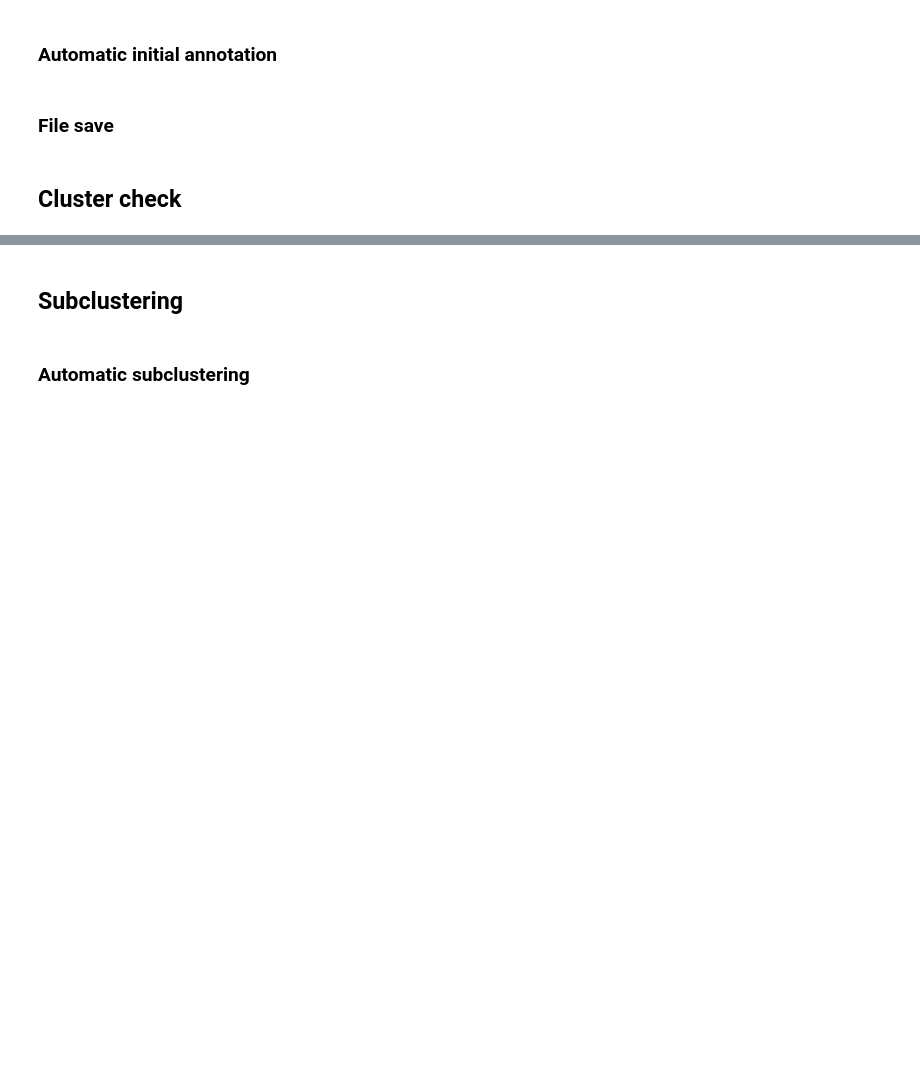
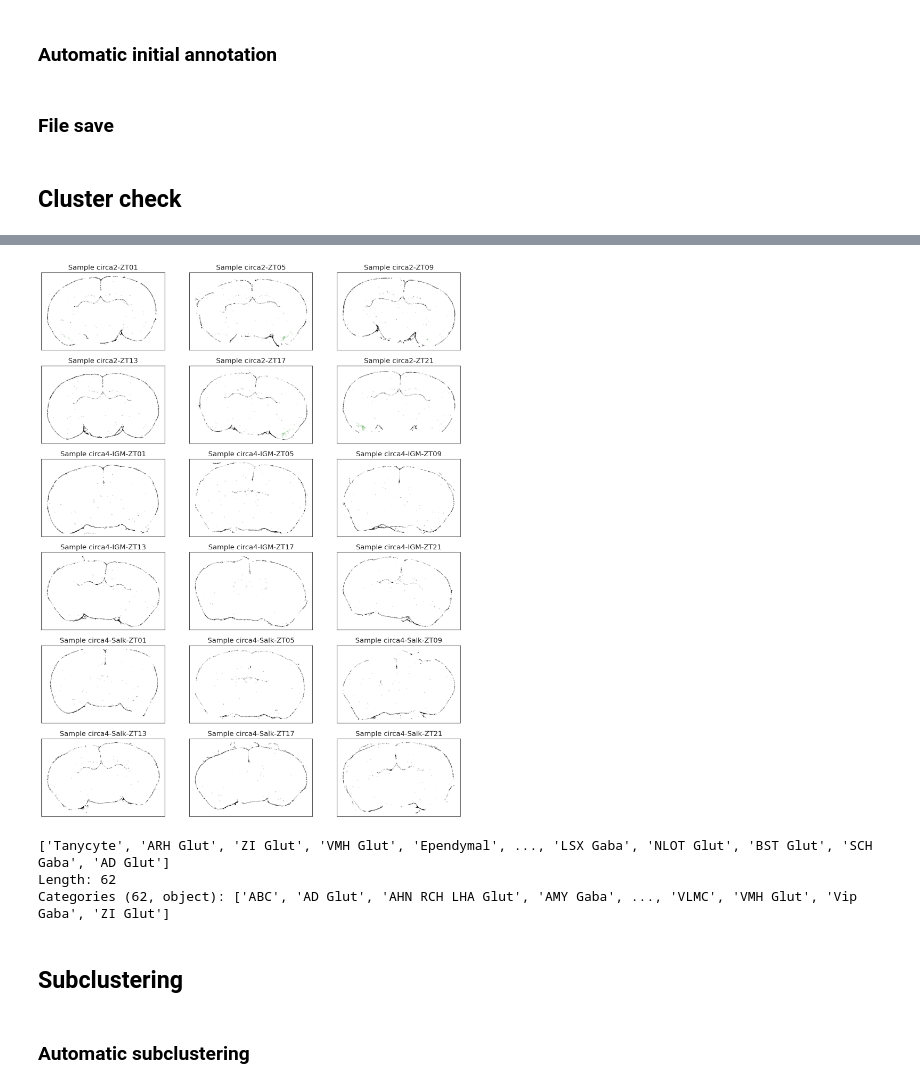
Before and after one commit to Carboneinerte/Xenium-workflow, a Jupyter notebook: v9B_Xenium_annotation_n_subsclustering.ipynb, the cells around one changed output, grey strips where cells are left out. Drawn from its saved outputs; the diff is of its cells as text; code cells hidden in the pictures; blank space fills up the shorter version.

```diff
--- a/v9B_Xenium_annotation_n_subsclustering.ipynb
+++ b/v9B_Xenium_annotation_n_subsclustering.ipynb
@@ -216,11 +221,11 @@ adata
 # adata.obs['cell_type_newnum_auto'] = adata.obs['cell_type_auto'].map(mapping_dict)
 # mapping_dict
 
-# all_cell_type = adata.obs['cell_type_final'].unique()
-# list_cell_nb = range(0, len(all_cell_type))
-# mapping_dict = dict(zip(all_cell_type,list_cell_nb))
-# adata.obs['cell_type_newnum_final'] = adata.obs['cell_type_final'].map(mapping_dict)
-# mapping_dict
+all_cell_type = adata.obs['cell_type_final'].unique()
+list_cell_nb = range(0, len(all_cell_type))
+mapping_dict = dict(zip(all_cell_type,list_cell_nb))
+adata.obs['cell_type_newnum_final'] = adata.obs['cell_type_final'].map(mapping_dict)
+mapping_dict
 
 # all_cell_type = adata.obs['mmc:subclass_name'].unique()
 # list_cell_nb = range(0, len(all_cell_type))
@@ -239,9 +280,9 @@ adata.obs['cell_type_final'].value_counts().sort_index()
 # %%
 ### Check clusters one by one to see if they are present in all sample and which would need subclustering
 
-cluster_to_use = 'cell_type_newnum_auto'
+# cluster_to_use = 'cell_type_newnum_auto'
 # cluster_to_use = 'cell_type_newnum_auto_sub'
-# cluster_to_use = 'cell_type_newnum_final'
+cluster_to_use = 'cell_type_newnum_final'
 # cluster_to_use = 'mmc:subclass_num'
 # cluster_to_use = 'mmc:class_num'
 
@@ -258,43 +299,44 @@ adata.obs['leiden_colors'] = adata.obs[cluster_to_use].astype(int).apply(lambda
 # Map all cells
 fig, axs = plt.subplots(6,3,figsize=(15, 20))
 axs = axs.flatten()
-clusters_plot = {"14":'black', ### For VLMC
-    '0': 'lightcoral', "1" : 'forestgreen', '2':'red', "3":'purple', "4":"yellow",
+clusters_plot = {"19":'black', ### For VLMC
+    # '0': 'lightcoral', "1" : 'forestgreen', '2':'red', "3":'purple', "4":"yellow",
     # '5': 'lightcoral', "6" : 'forestgreen', "7":'red', "8":'purple', "9":"yellow"
     # '10': 'lightcoral',"11": 'forestgreen', '12':'red', "13":'purple', "14":"yellow", "15": "blue",
     # '16': 'lightcoral',"17": 'forestgreen', '18':'red', "19":'purple', "20":"yellow"
     # '21': 'lightcoral',"22": 'forestgreen', '23':'red', "":'purple', "":"yellow",
     # '24': 'lightcoral',"25": 'forestgreen', '26':'red', "27":'purple', "28":"yellow",
     # '29': 'lightcoral',"30": 'forestgreen', '31':'red', "32":'purple', "33":"yellow",
     # '34': 'lightcoral',"35": 'forestgreen', '36':'red', "37":'purple', "38":"yellow", "39": "blue",
     # '40': 'lightcoral',"41": 'forestgreen', '42':'red', "43":'purple', "44":"yellow", "45": "blue",
     # '46': 'lightcoral',"47": 'forestgreen', '48':'red', "49":'purple', "50":"orange", "51": "blue",
     # '52': 'lightcoral',"53": 'forestgreen', '54':'red', "55":'purple', "56":"yellow", "57": "blue",
     # '58': 'lightcoral',"59": 'forestgreen', '60':'red', "61":'purple', "62":"yellow", "63": "blue",
     # '64': 'lightcoral',"65": 'forestgreen', '66':'red', "67":'purple', "68":"yellow", "69": "blue",
     # '70': 'lightcoral',"71": 'forestgreen', '72':'red', "73":'purple', "74":"yellow", "75": "blue",
     # '76': 'lightcoral',"77": 'forestgreen', '78':'red', "79":'purple', "80":"yellow", "81": "blue",
     # '82': 'lightcoral',"83": 'forestgreen', '84':'red', "85":'purple', "86":"orange", "87": "blue",
     # '88': 'lightcoral',"89": 'forestgreen', '90':'red', "91":'purple', "92":"yellow", "93": "blue",
     # '94': 'lightcoral',"95": 'forestgreen', '96':'red', "97":'purple', "98":"yellow", "99": "blue",
     # '100':'lightcoral',"101": 'forestgreen', '102':'red', "103":'purple', "104":"yellow", "105": "blue",
 
-
-    '13': 'lightcoral',"15": 'forestgreen', '16':'red', "":'purple', "32":"orange",'':'blue',
+    '': 'lightcoral',"43": 'forestgreen', '':'red', "":'purple', "":"orange",'':'blue',
     # '59': 'lightcoral',"60": 'forestgreen', '64':'red', "65":'purple', "61":"yellow",
 }
 
 for idx, sample in enumerate(samples_ids):
     adata_sel = adata[(adata.obs['sample'] == sample)]
     for cluster_id in adata_sel.obs[cluster_to_use].unique():
         cluster_data = adata_sel.obs[adata_sel.obs[cluster_to_use] == cluster_id]
         colors = clusters_plot[cluster_id] if cluster_id in clusters_plot else "none" ### for selected clusters in cluster_plot
         # colors = cluster_data['leiden_colors'].unique()[0] ### uncomment for all clusters
         axs[idx].scatter(cluster_data['x_centroid'], cluster_data['y_centroid'], color=colors, s=0.01, label=cluster_id)
         axs[idx].get_xaxis().set_visible(False)
         axs[idx].get_yaxis().set_visible(False)
         axs[idx].set_title(f"Sample {sample}")
 del adata_sel
+# %% [output]
+[figure, added]
 # %%
 from matplotlib.pyplot import rc_context
 with rc_context({"figure.figsize": (10, 10)}):
@@ -312,13 +354,16 @@ with rc_context({"figure.figsize": (10, 10)}):
 # %%
 # To rename a cell type in case of typo or mistakes (easier than re-running)
 rename_subclass = {
-'AbC':'ABC',
-'L2/3 IT RSP Glut' : 'L2 3 IT RSP Glut' ,
-'L2 3 IT PIR-ENTl Glut':'L2 3 IT PIR ENTl Glut',
+"BST po Glut" : 'BST Glut',
+
 }
 
 adata.obs['cell_type_final'] = adata.obs['cell_type_final'].apply(lambda x: rename_subclass[x] if x in rename_subclass else x)
 adata.obs['cell_type_final'].unique()
+# %% [output]
+['Tanycyte', 'ARH Glut', 'ZI Glut', 'VMH Glut', 'Ependymal', ..., 'LSX Gaba', 'NLOT Glut', 'BST Glut', 'SCH Gaba', 'AD Glut']
+Length: 62
+Categories (62, object): ['ABC', 'AD Glut', 'AHN RCH LHA Glut', 'AMY Gaba', ..., 'VLMC', 'VMH Glut', 'Vip Gaba', 'ZI Glut']
 # %%
 # To rename a cell type in case of typo or mistakes (easier than re-running)
 rename_subclass = {'L4/5 IT CTX': 'L4 5 IT CTX',
```
Also changed, not shown: parts of 36 cells of this notebook, 3 other files.
